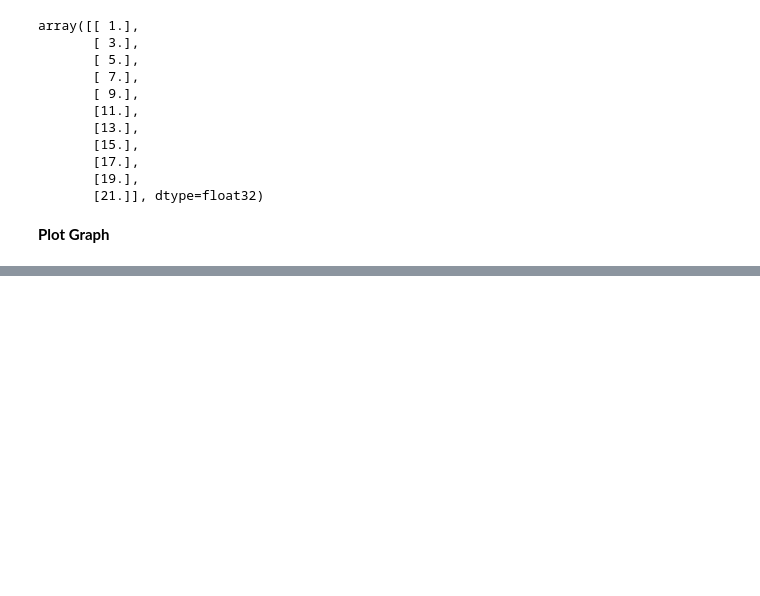
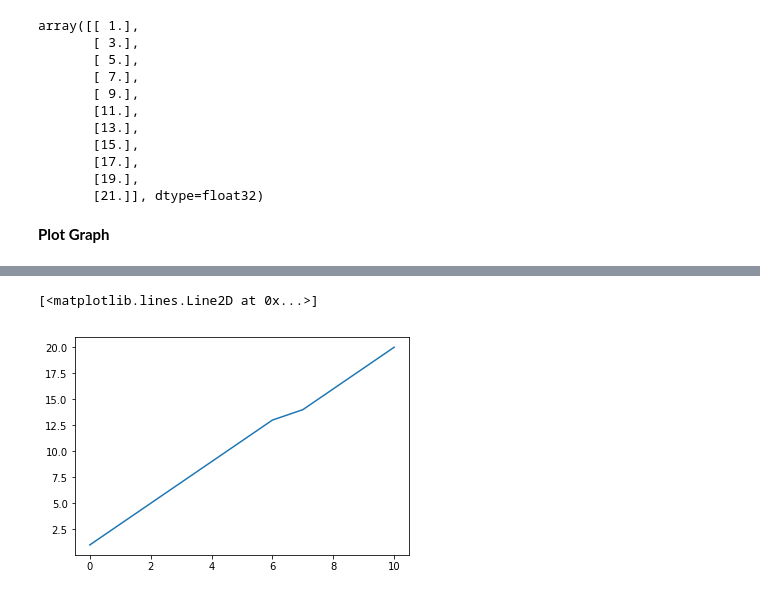
Before and after one commit to BenedictusAryo/practice_pytorch, a Jupyter notebook: practical-deep-learning-with-pytorch/3_Linear Regression with PyTorch.ipynb, the cells around one changed output, grey strips where cells are left out. Cells and saved outputs as stored; diff of their text form; code cells hidden in the pictures; blank space fills up the shorter version.

```diff
--- a/practical-deep-learning-with-pytorch/3_Linear Regression with PyTorch.ipynb
+++ b/practical-deep-learning-with-pytorch/3_Linear Regression with PyTorch.ipynb
@@ -289,0 +388,3 @@ plt.show()
+# %%
+predict = model(torch.from_numpy(x_train).requires_grad_()).data.numpy().astype('int')
+predict
@@ -289,0 +417,5 @@ plt.show()
+# %%
+plt.plot(x_train, predict)
+# %% [output]
+[<matplotlib.lines.Line2D at 0x...>]
+[figure, added]
```
Also changed, not shown: parts of 14 cells of this notebook, 3 other files.
